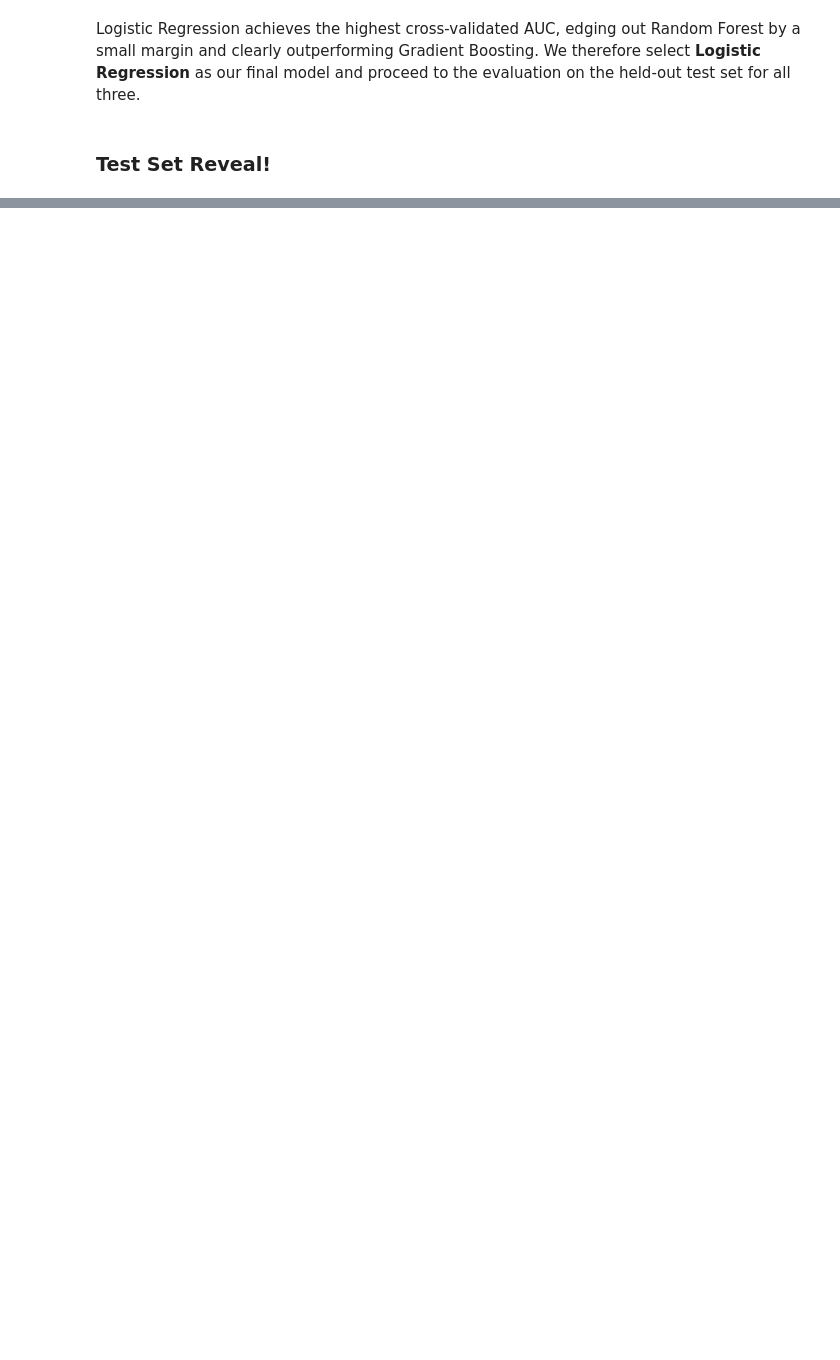
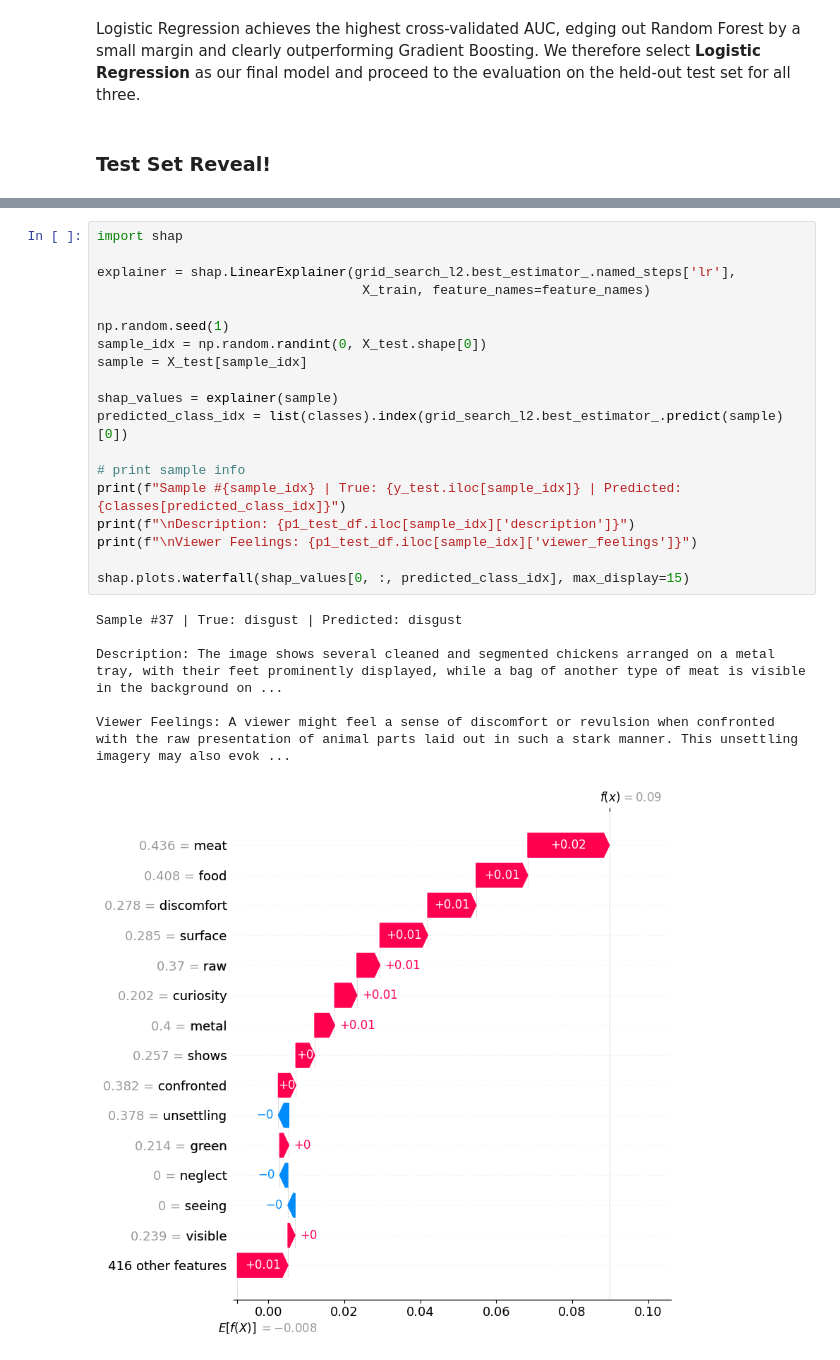
Before and after one commit to yodesser/Embeddings, a Jupyter notebook: FinalProject.ipynb, the cells around one changed output, grey strips where cells are left out. Drawn from its saved outputs; the diff is of its cells as text; blank space fills up the shorter version.

Commit message:
Part 1 Complete!!!

```diff
--- a/FinalProject.ipynb
+++ b/FinalProject.ipynb
@@ -814,0 +848,26 @@ It seems that the Logistic Regression model slightly overfit to the specific nua
+# %%
+import shap
+
+explainer = shap.LinearExplainer(grid_search_l2.best_estimator_.named_steps['lr'],
+                                  X_train, feature_names=feature_names)
+
+np.random.seed(1)
+sample_idx = np.random.randint(0, X_test.shape[0])
+sample = X_test[sample_idx]
+
+shap_values = explainer(sample)
+predicted_class_idx = list(classes).index(grid_search_l2.best_estimator_.predict(sample)[0])
+
+# print sample info
+print(f"Sample #{sample_idx} | True: {y_test.iloc[sample_idx]} | Predicted: {classes[predicted_class_idx]}")
+print(f"\nDescription: {p1_test_df.iloc[sample_idx]['description']}")
+print(f"\nViewer Feelings: {p1_test_df.iloc[sample_idx]['viewer_feelings']}")
+
+shap.plots.waterfall(shap_values[0, :, predicted_class_idx], max_display=15)
+# %% [output]
+Sample #37 | True: disgust | Predicted: disgust
+
+Description: The image shows several cleaned and segmented chickens arranged on a metal tray, with their feet prominently displayed, while a bag of another type of meat is visible in the background on ...
+
+Viewer Feelings: A viewer might feel a sense of discomfort or revulsion when confronted with the raw presentation of animal parts laid out in such a stark manner. This unsettling imagery may also evok ...
+[figure, added]
```
Also changed, not shown: parts of 35 cells of this notebook.
